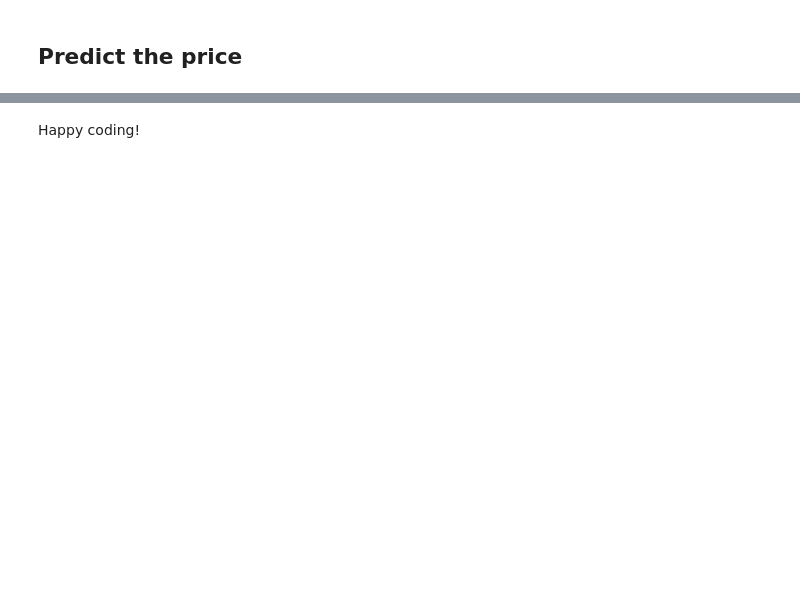
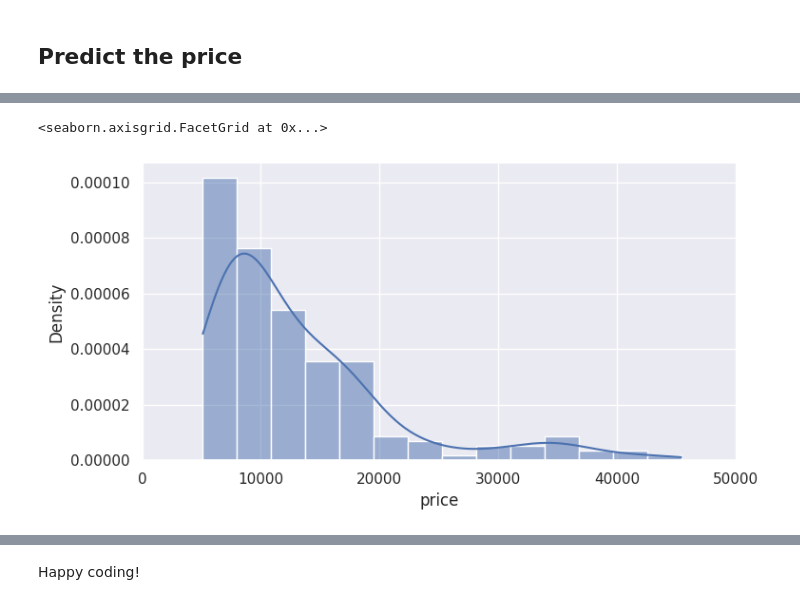
Before and after one commit to jposluszny/Machine-Learning, a Jupyter notebook: 4. LightGBM/2. Regression/Project/Exercise - LightGBM Regression.ipynb, the cells around one changed output, grey strips where cells are left out. Cells and saved outputs as stored; diff of their text form; code cells hidden in the pictures; blank space fills up the shorter version.

```diff
--- a/4. LightGBM/2. Regression/Project/Exercise - LightGBM Regression.ipynb
+++ b/4. LightGBM/2. Regression/Project/Exercise - LightGBM Regression.ipynb
@@ -37,2 +41,8 @@ df = pd.read_csv('autos.csv')
+# %%
+fig = sns.displot(data=df, x='price', kind='hist', kde=True, stat='density', height=4, aspect=1.9)
+fig.set(xlim=(0, 50000))
+# %% [output]
+<seaborn.axisgrid.FacetGrid at 0x...>
+[figure, added]
 # %%
 # Plot a distribution of the price
```
Also changed, not shown: parts of 32 cells of this notebook, 1 other file.
